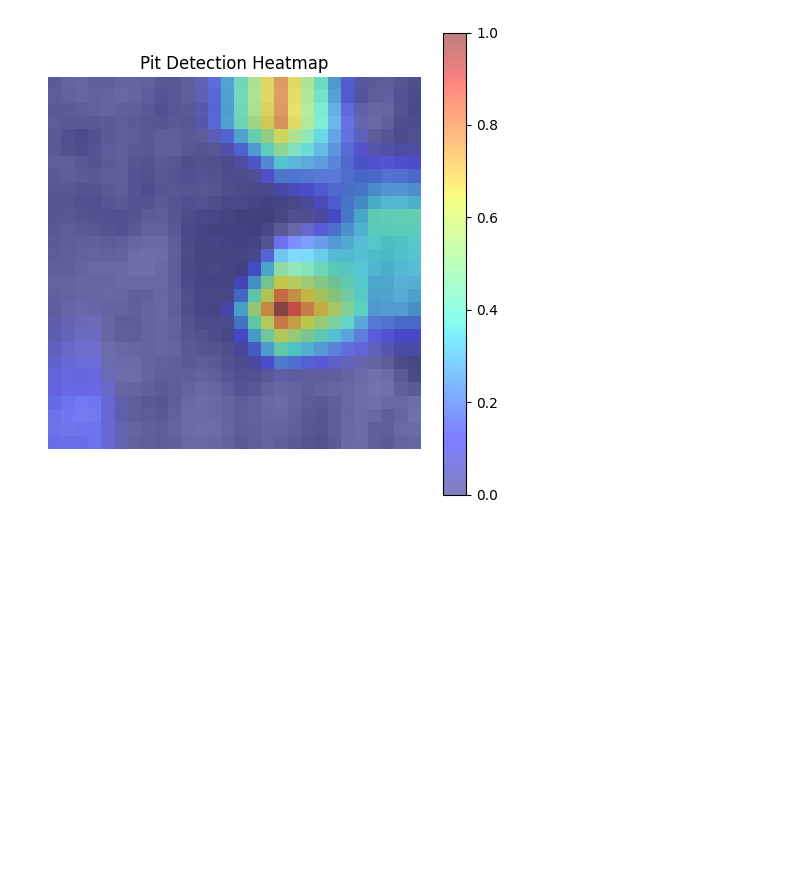
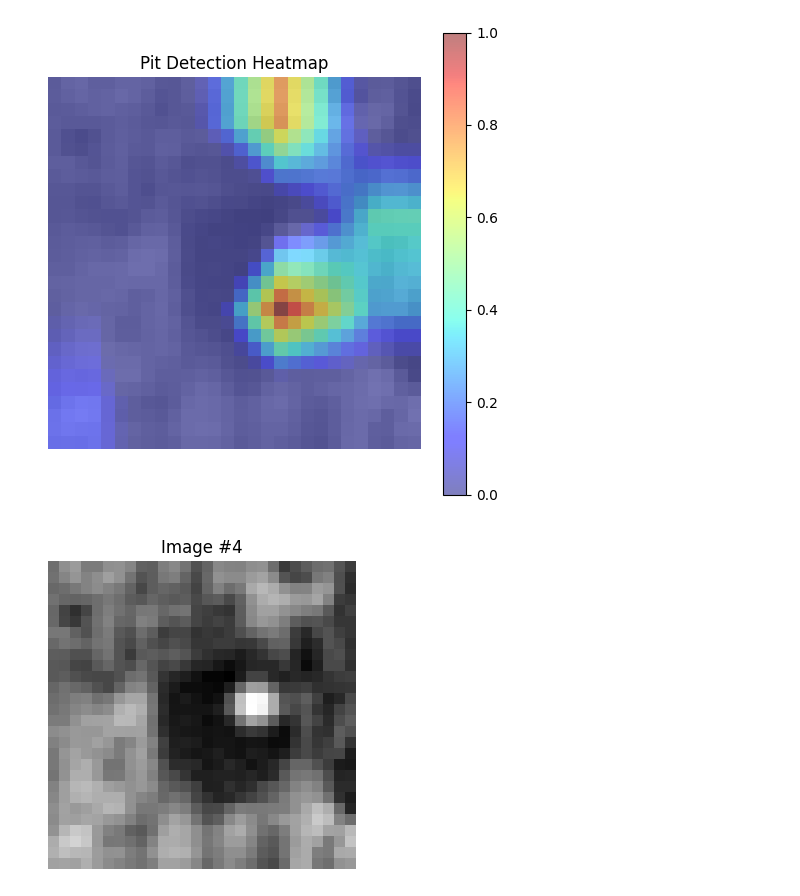
Before and after one commit to greyarea01/MoEDAL-ML-ANA, a Jupyter notebook: traincnn.ipynb, the cells around one changed output. Drawn from its saved outputs; the diff is of its cells as text; code cells hidden in the pictures; blank space fills up the shorter version.

```diff
--- a/traincnn.ipynb
+++ b/traincnn.ipynb
@@ -687,3 +687,22 @@ generate_pit_heatmap(imagePath, image_index=5)
 WARNING:tensorflow:6 out of the last 6 calls to <function TensorFlowTrainer.make_predict_function.<locals>.one_step_on_data_distributed at 0x...> triggered tf.function retracing. Tracing is expensive  ...
 1/1 ━━━━━━━━━━━━━━━━━━━━ 0s 99ms/step
 [figure]
+# %%
+import matplotlib.pyplot as plt
+import numpy as np
+
+def print_single_image(imagePath, image_index=0):
+
+    s, _, _, _ = open_pits(imagePath + '/pits_checked')
+
+    img = s[image_index]
+
+    plt.figure(figsize=(4, 4))
+    plt.imshow(img, cmap='gray')
+    plt.title(f'Image #{image_index}')
+    plt.axis('off')
+    plt.show()
+# %%
+print_single_image(imagePath, image_index=4)
+# %% [output]
+[figure, added]
```
Also changed, not shown: parts of 2 cells of this notebook.
